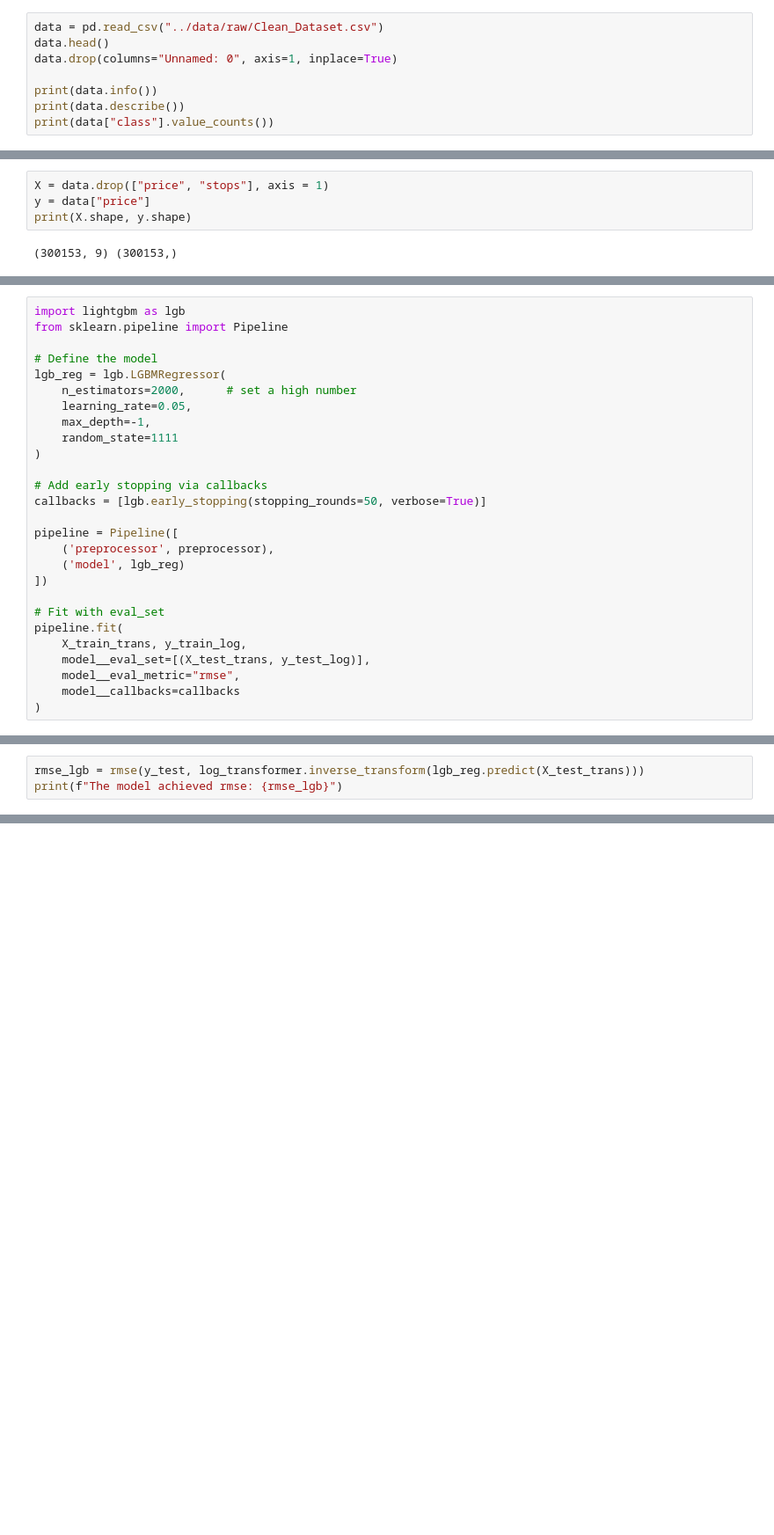
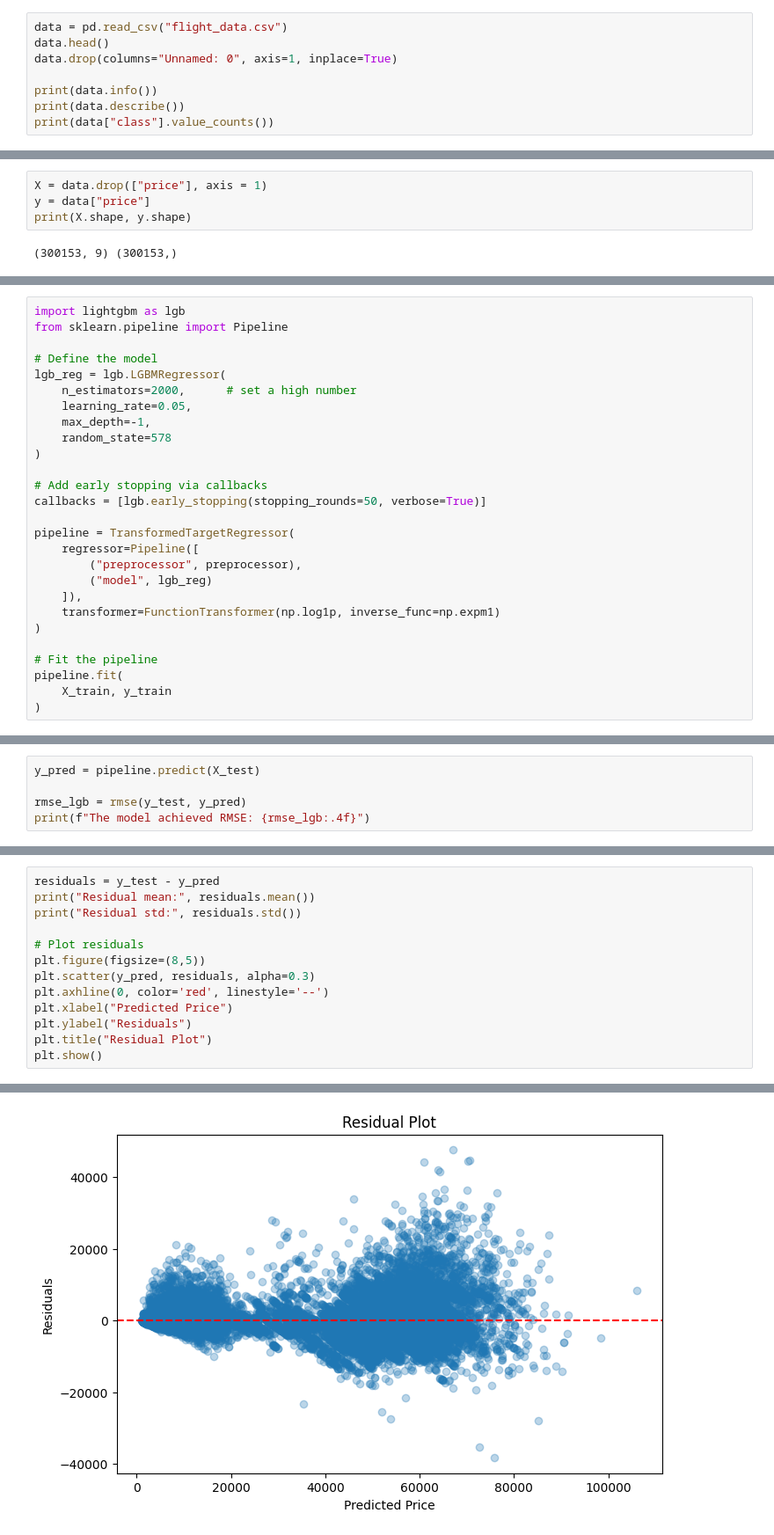
Before and after one commit to ChannMyae-Zaw/airplane-price-prediction, a Jupyter notebook: notebooks/02_model_experiments.ipynb, the cells around one changed output, grey strips where cells are left out. Shown: that part at 88% size. Drawn from its saved outputs; the diff is of its cells as text; blank space fills up the shorter version.

```diff
--- a/notebooks/02_model_experiments.ipynb
+++ b/notebooks/02_model_experiments.ipynb
@@ -10,5 +12,5 @@ import seaborn as sns
 # %%
-data = pd.read_csv("../data/raw/Clean_Dataset.csv")
+data = pd.read_csv("flight_data.csv")
 data.head()
 data.drop(columns="Unnamed: 0", axis=1, inplace=True)
 
@@ -54,5 +54,5 @@ print(df_numeric.shape)
 # %%
-X = data.drop(["price", "stops"], axis = 1)
+X = data.drop(["price"], axis = 1)
 y = data["price"]
 print(X.shape, y.shape)
 # %% [output]
@@ -159,22 +112,22 @@ lgb_reg = lgb.LGBMRegressor(
     n_estimators=2000,      # set a high number
     learning_rate=0.05,
     max_depth=-1,
-    random_state=1111
+    random_state=578
 )
 
 # Add early stopping via callbacks
 callbacks = [lgb.early_stopping(stopping_rounds=50, verbose=True)]
 
-pipeline = Pipeline([
-    ('preprocessor', preprocessor),
-    ('model', lgb_reg)
-])
+pipeline = TransformedTargetRegressor(
+    regressor=Pipeline([
+        ("preprocessor", preprocessor),
+        ("model", lgb_reg)
+    ]),
+    transformer=FunctionTransformer(np.log1p, inverse_func=np.expm1)
+)
 
-# Fit with eval_set
+# Fit the pipeline
 pipeline.fit(
-    X_train_trans, y_train_log,
-    model__eval_set=[(X_test_trans, y_test_log)],
-    model__eval_metric="rmse",
-    model__callbacks=callbacks
+    X_train, y_train
 )
 # %% [output]
@@ -182,4 +157,6 @@ ValueError: Specifying the columns using strings is only supported for dataframe
 # %%
-rmse_lgb = rmse(y_test, log_transformer.inverse_transform(lgb_reg.predict(X_test_trans)))
-print(f"The model achieved rmse: {rmse_lgb}")
+y_pred = pipeline.predict(X_test)
+
+rmse_lgb = rmse(y_test, y_pred)
+print(f"The model achieved RMSE: {rmse_lgb:.4f}")
 # %% [output]
@@ -201,0 +181,14 @@ joblib.dump(lgb_reg, "lgb_model.pkl")
+# %%
+residuals = y_test - y_pred
+print("Residual mean:", residuals.mean())
+print("Residual std:", residuals.std())
+
+# Plot residuals
+plt.figure(figsize=(8,5))
+plt.scatter(y_pred, residuals, alpha=0.3)
+plt.axhline(0, color='red', linestyle='--')
+plt.xlabel("Predicted Price")
+plt.ylabel("Residuals")
+plt.title("Residual Plot")
+plt.show()
+# %% [output]
@@ -201,0 +197 @@ joblib.dump(lgb_reg, "lgb_model.pkl")
+[figure, added]
```
Also changed, not shown: parts of 19 cells of this notebook.
